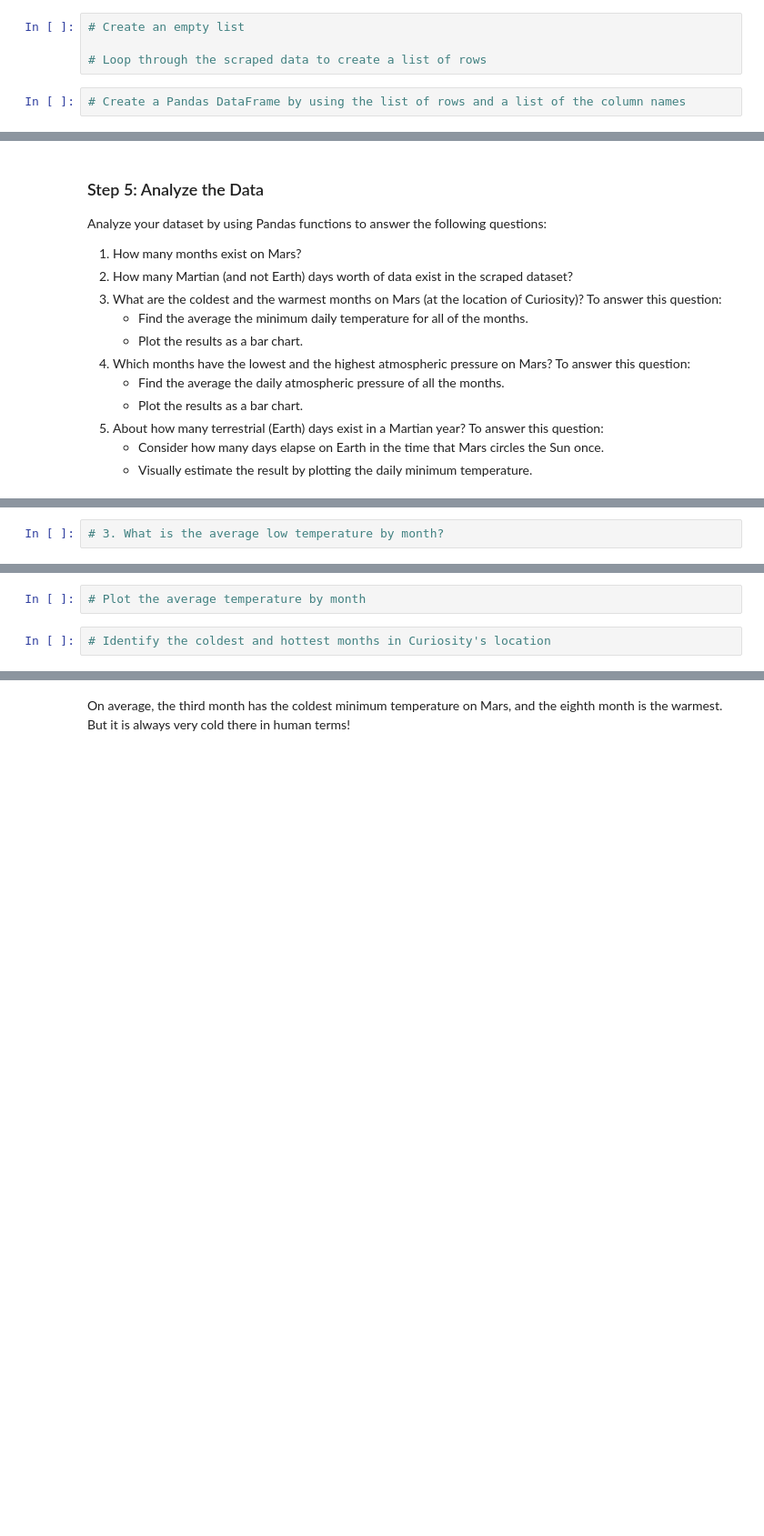
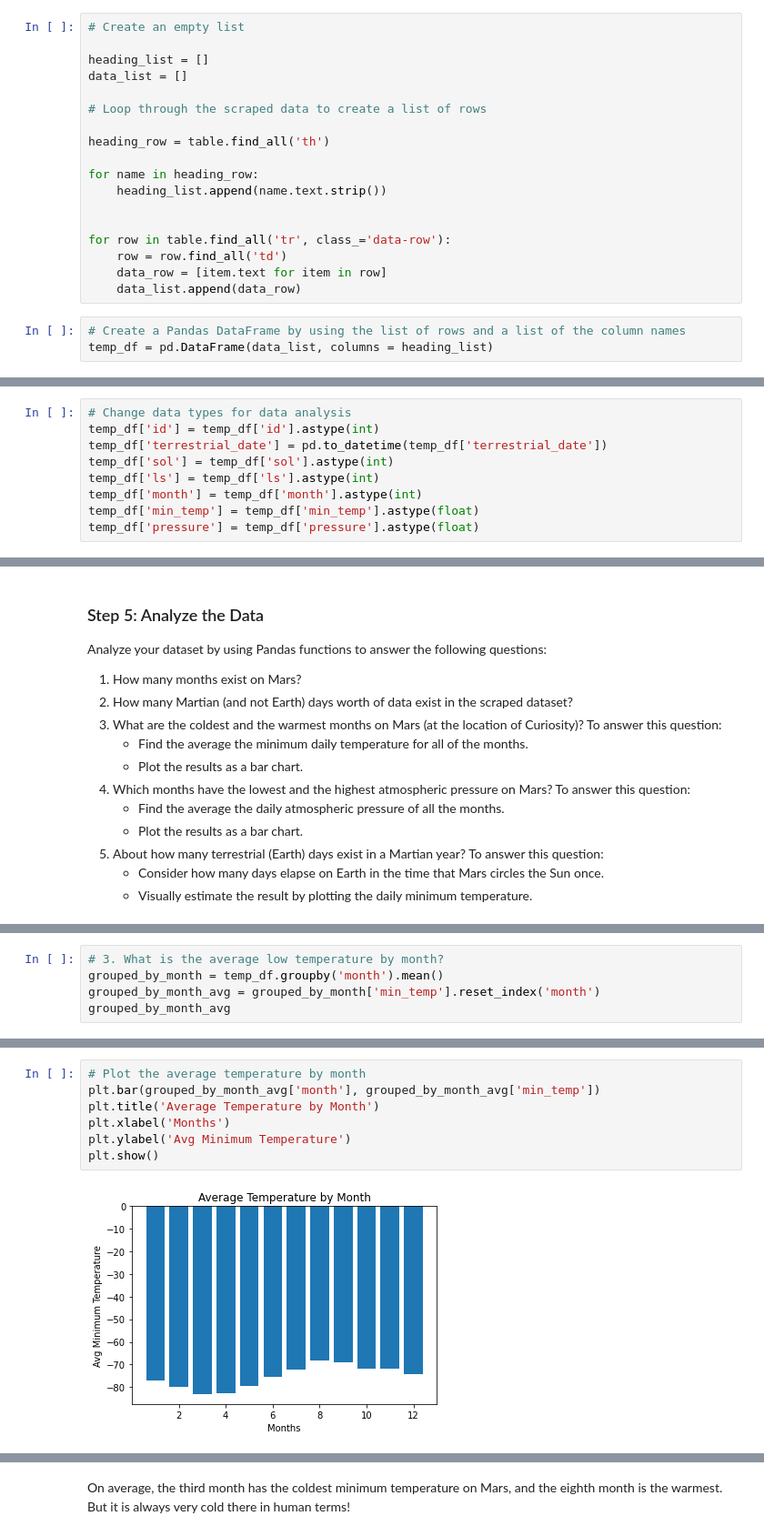
Before and after one commit to Jwarner1027/html-challenge, a Jupyter notebook: part_2_mars_weather.ipynb, the cells around one changed output, grey strips where cells are left out. Shown at 91% size. Drawn from its saved outputs; the diff is of its cells as text; blank space fills up the shorter version.

```diff
--- a/part_2_mars_weather.ipynb
+++ b/part_2_mars_weather.ipynb
@@ -101,8 +52,23 @@ Assemble the scraped data into a Pandas DataFrame. The columns should have the s
 # %%
 # Create an empty list
 
+heading_list = []
+data_list = []
+
 # Loop through the scraped data to create a list of rows
+
+heading_row = table.find_all('th')
+
+for name in heading_row:
+    heading_list.append(name.text.strip())
+
+
+for row in table.find_all('tr', class_='data-row'):
+    row = row.find_all('td')
+    data_row = [item.text for item in row]
+    data_list.append(data_row)
 # %%
 # Create a Pandas DataFrame by using the list of rows and a list of the column names
+temp_df = pd.DataFrame(data_list, columns = heading_list)
 # %%
 # Confirm DataFrame was created successfully
@@ -119,2 +101,11 @@ Examine the data types that are currently associated with each column. If necess
+# %%
+# Change data types for data analysis
+temp_df['id'] = temp_df['id'].astype(int)
+temp_df['terrestrial_date'] = pd.to_datetime(temp_df['terrestrial_date'])
+temp_df['sol'] = temp_df['sol'].astype(int)
+temp_df['ls'] = temp_df['ls'].astype(int)
+temp_df['month'] = temp_df['month'].astype(int)
+temp_df['min_temp'] = temp_df['min_temp'].astype(float)
+temp_df['pressure'] = temp_df['pressure'].astype(float)
 # %%
 # Confirm type changes were successful by examining data types again
@@ -141,2 +150,5 @@ Analyze your dataset by using Pandas functions to answer the following questions
 # %%
 # 3. What is the average low temperature by month?
+grouped_by_month = temp_df.groupby('month').mean()
+grouped_by_month_avg = grouped_by_month['min_temp'].reset_index('month')
+grouped_by_month_avg
@@ -143,4 +169,9 @@ Analyze your dataset by using Pandas functions to answer the following questions
-# %%
-# Plot the average temperature by month
-# %%
-# Identify the coldest and hottest months in Curiosity's location
+# %%
+# Plot the average temperature by month
+plt.bar(grouped_by_month_avg['month'], grouped_by_month_avg['min_temp'])
+plt.title('Average Temperature by Month')
+plt.xlabel('Months')
+plt.ylabel('Avg Minimum Temperature')
+plt.show()
+# %% [output]
+[figure, added]
```
Also changed, not shown: parts of 19 cells of this notebook, 1 other file.
